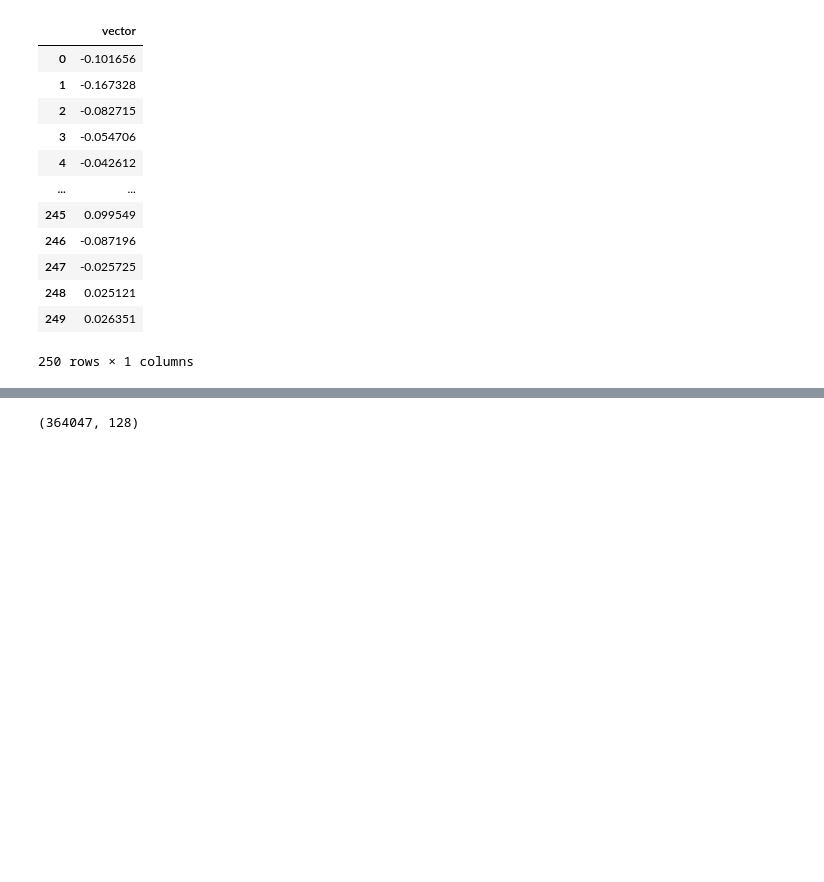
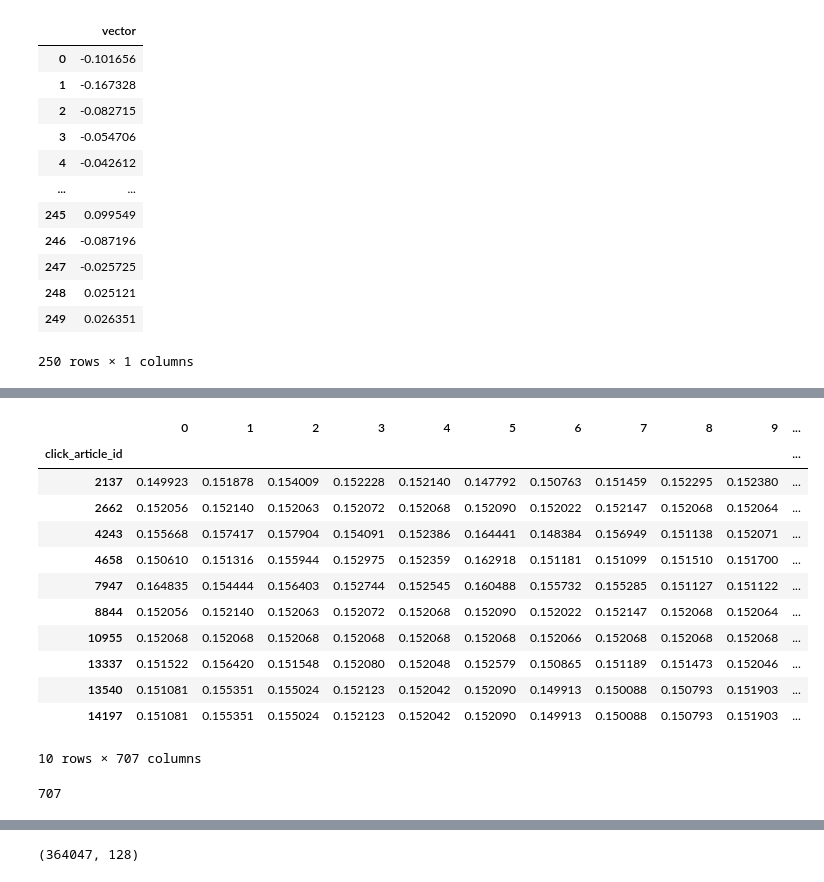
Before and after one commit to amadousysada/content-recommendation, a Jupyter notebook: analyse-exploratoire.ipynb, the cells around one changed output, grey strips where cells are left out. Saved outputs shown, nothing was run; the diff lists cells and outputs as text; code cells hidden in the pictures; blank space fills up the shorter version.

```diff
--- a/analyse-exploratoire.ipynb
+++ b/analyse-exploratoire.ipynb
@@ -235,0 +498,5 @@ content_based_recommender_model.recommend_items(user_id=50, items_to_ignore=alre
+# %%
+from scipy.sparse import csr_matrix
+
+users_articles_pivot_sparse_matrix = csr_matrix(users_articles_pivot_matrix)
+users_articles_pivot_sparse_matrix
@@ -235,0 +506,7 @@ content_based_recommender_model.recommend_items(user_id=50, items_to_ignore=alre
+# %%
+from scipy.sparse.linalg import svds
+NUMBER_OF_FACTORS_MF = 15
+U, sigma, Vt = svds(users_articles_pivot_sparse_matrix, k = NUMBER_OF_FACTORS_MF)
+print(U.shape)
+print(sigma.shape)
+print(Vt.shape)
@@ -235,0 +517,3 @@ content_based_recommender_model.recommend_items(user_id=50, items_to_ignore=alre
+# %%
+sigma = np.diag(sigma)
+sigma.shape
@@ -235,0 +522,3 @@ content_based_recommender_model.recommend_items(user_id=50, items_to_ignore=alre
+# %%
+all_user_predicted_clicks = np.dot(np.dot(U, sigma), Vt)
+all_user_predicted_clicks
@@ -235,0 +539,22 @@ content_based_recommender_model.recommend_items(user_id=50, items_to_ignore=alre
+# %%
+all_user_predicted_clicks_norm = (all_user_predicted_clicks - all_user_predicted_clicks.min()) / (all_user_predicted_clicks.max() - all_user_predicted_clicks.min())
+cf_preds_df = pd.DataFrame(all_user_predicted_clicks_norm, columns = users_articles_pivot_matrix_df.columns, index=ids).transpose()
+cf_preds_df.head(10)
+# %% [output]
+|  | 0 | 1 | 2 | 3 | 4 | 5 | 6 | 7 | 8 | 9 | ... |
+| click_article_id |  |  |  |  |  |  |  |  |  |  | ... |
+| 2137 | 0.149923 | 0.151878 | 0.154009 | 0.152228 | 0.152140 | 0.147792 | 0.150763 | 0.151459 | 0.152295 | 0.152380 | ... |
+| 2662 | 0.152056 | 0.152140 | 0.152063 | 0.152072 | 0.152068 | 0.152090 | 0.152022 | 0.152147 | 0.152068 | 0.152064 | ... |
+| 4243 | 0.155668 | 0.157417 | 0.157904 | 0.154091 | 0.152386 | 0.164441 | 0.148384 | 0.156949 | 0.151138 | 0.152071 | ... |
+| 4658 | 0.150610 | 0.151316 | 0.155944 | 0.152975 | 0.152359 | 0.162918 | 0.151181 | 0.151099 | 0.151510 | 0.151700 | ... |
+| 7947 | 0.164835 | 0.154444 | 0.156403 | 0.152744 | 0.152545 | 0.160488 | 0.155732 | 0.155285 | 0.151127 | 0.151122 | ... |
+| 8844 | 0.152056 | 0.152140 | 0.152063 | 0.152072 | 0.152068 | 0.152090 | 0.152022 | 0.152147 | 0.152068 | 0.152064 | ... |
+| 10955 | 0.152068 | 0.152068 | 0.152068 | 0.152068 | 0.152068 | 0.152068 | 0.152066 | 0.152068 | 0.152068 | 0.152068 | ... |
+| 13337 | 0.151522 | 0.156420 | 0.151548 | 0.152080 | 0.152048 | 0.152579 | 0.150865 | 0.151189 | 0.151473 | 0.152046 | ... |
+| 13540 | 0.151081 | 0.155351 | 0.155024 | 0.152123 | 0.152042 | 0.152090 | 0.149913 | 0.150088 | 0.150793 | 0.151903 | ... |
+| 14197 | 0.151081 | 0.155351 | 0.155024 | 0.152123 | 0.152042 | 0.152090 | 0.149913 | 0.150088 | 0.150793 | 0.151903 | ... |
+10 rows × 707 columns
+# %%
+len(cf_preds_df.columns)
+# %% [output]
+707
```
Also changed, not shown: parts of 34 cells of this notebook.
